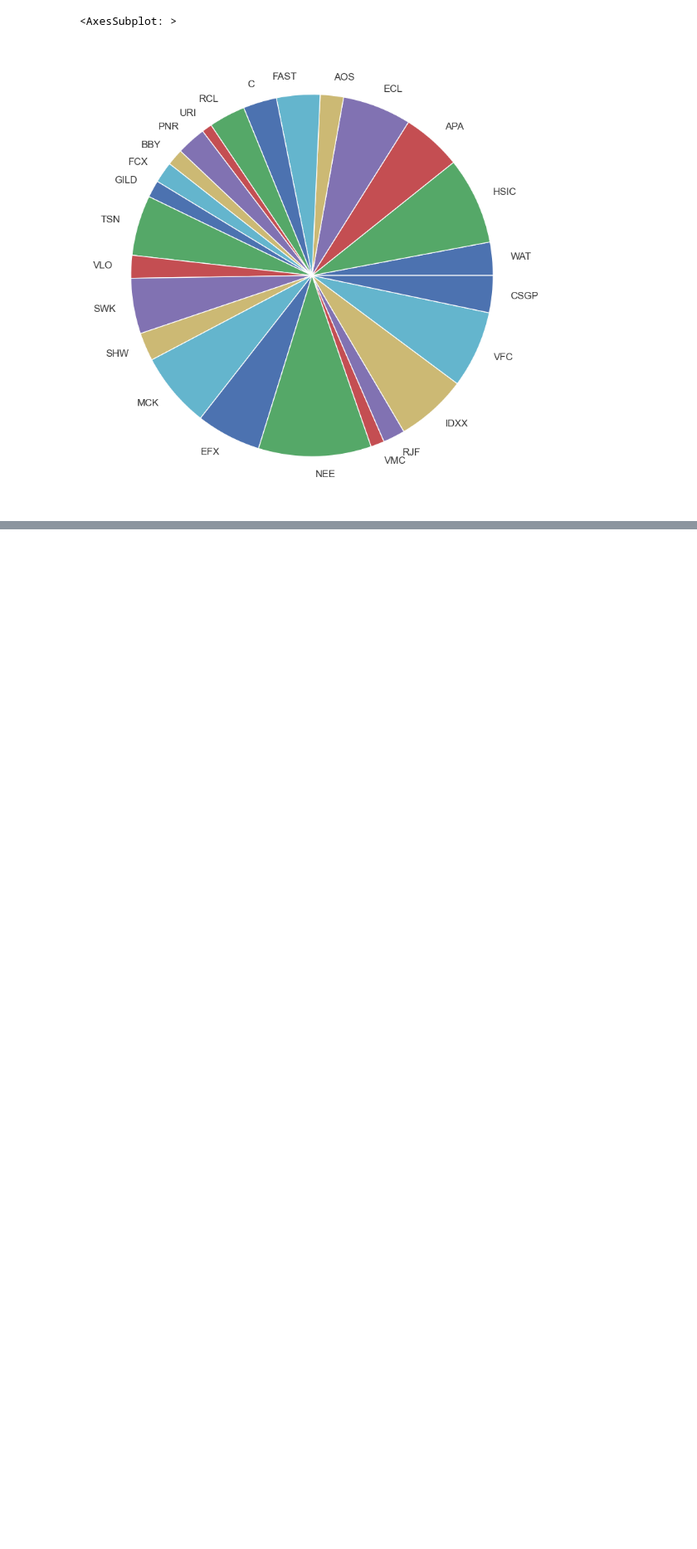
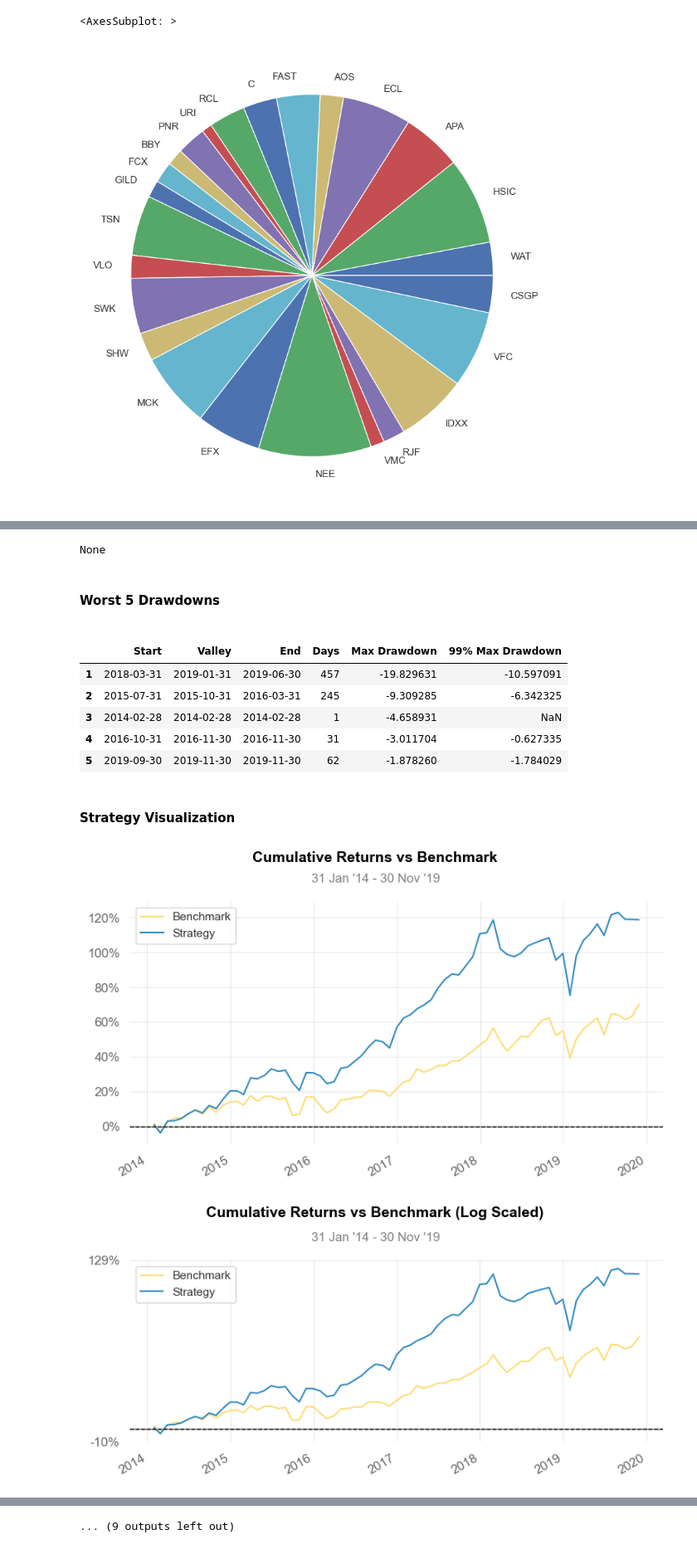
Before and after one commit to yinkiatho/RF-Portfolio-Optimization, a Jupyter notebook: HRP.ipynb, the cells around one changed output, grey strips where cells are left out. Shown at 83% size. Cells and saved outputs as stored; diff of their text form; code cells hidden in the pictures; blank space fills up the shorter version.

```diff
--- a/HRP.ipynb
+++ b/HRP.ipynb
@@ -236,0 +381,6 @@ Best Portfolio Weights: OrderedDict([('WAT', 0.02962), ('HSIC', 0.07772), ('APA'
+# %%
+returns_data = pd.read_csv(os.getcwd() + '\\processed_data\\returns_data.csv', index_col='Date for next')
+stocks = list(wide_df.columns)
+print(stocks)
+returns_data = returns_data[stocks]
+returns_data
@@ -236,0 +403,11 @@ Best Portfolio Weights: OrderedDict([('WAT', 0.02962), ('HSIC', 0.07772), ('APA'
+# %%
+# Merge the returns and weights DataFrames on weights date and returns date for next column
+wide_df.index = pd.to_datetime(wide_df.index)
+returns_data.index = pd.to_datetime(returns_data.index)
+merged_data = pd.concat([wide_df, returns_data], axis=1 ,keys=['Portfolio_Weights', 'Stock_Returns'])
+merged_data.columns = [f'{col[0]}_{col[1]}' for col in merged_data.columns]
+# Reset the index to have 'Date' as a regular column
+merged_data = merged_data.reset_index()
+merged_data = merged_data.rename(columns={'index': 'Date'})
+merged_data = merged_data.set_index('Date')
+merged_data
@@ -236,0 +429,26 @@ Best Portfolio Weights: OrderedDict([('WAT', 0.02962), ('HSIC', 0.07772), ('APA'
+# %%
+for ticker in wide_df.columns:  # Exclude 'Date' column
+    merged_data[f'{ticker}_Weighted_Return'] = merged_data['Portfolio_Weights_' + ticker] * merged_data['Stock_Returns_' + ticker]
+
+merged_data['Portfolio_Return'] = merged_data.filter(like='_Weighted_Return').sum(axis=1)
+portfolio = merged_data[['Portfolio_Return']]
+# %%
+# Get SP500 Benchmark
+import pyfolio as pf
+qs.extend_pandas()
+sp500 = pd.read_csv(DATA_DIR + 'GSPC.csv', index_col='Date', parse_dates=True)
+mask = (sp500.index >= datetime(2013, 12, 1)) & (sp500.index <= datetime(2019, 11, 30))
+sp500 = sp500.loc[mask]
+sp500 = sp500['Close']
+sp500 = sp500.resample('M').first().pct_change().dropna()
+optimized_portfolio = portfolio['Portfolio_Return']
+
+portfolio.index = sp500.index
+print("Optimized Portfolio:")
+print(optimized_portfolio)
+
+print("\nS&P 500 Benchmark:")
+print(sp500)
+print(qs.stats.sharpe(optimized_portfolio, periods=12))
+report = qs.reports.full(optimized_portfolio , benchmark=sp500, periods_per_year=12)
+# %% [output]
@@ -236,0 +490,11 @@ Best Portfolio Weights: OrderedDict([('WAT', 0.02962), ('HSIC', 0.07772), ('APA'
+None
+Worst 5 Drawdowns
+|  | Start | Valley | End | Days | Max Drawdown | 99% Max Drawdown |
+| 1 | 2018-03-31 | 2019-01-31 | 2019-06-30 | 457 | -19.829631 | -10.597091 |
+| 2 | 2015-07-31 | 2015-10-31 | 2016-03-31 | 245 | -9.309285 | -6.342325 |
+| 3 | 2014-02-28 | 2014-02-28 | 2014-02-28 | 1 | -4.658931 | NaN |
+| 4 | 2016-10-31 | 2016-11-30 | 2016-11-30 | 31 | -3.011704 | -0.627335 |
+| 5 | 2019-09-30 | 2019-11-30 | 2019-11-30 | 62 | -1.878260 | -1.784029 |
+Strategy Visualization
+[figure, added]
+[figure, added]
@@ -236,0 +504 @@ Best Portfolio Weights: OrderedDict([('WAT', 0.02962), ('HSIC', 0.07772), ('APA'
+... (9 outputs left out)
```
Also changed, not shown: parts of 7 cells of this notebook, 9 other files.
